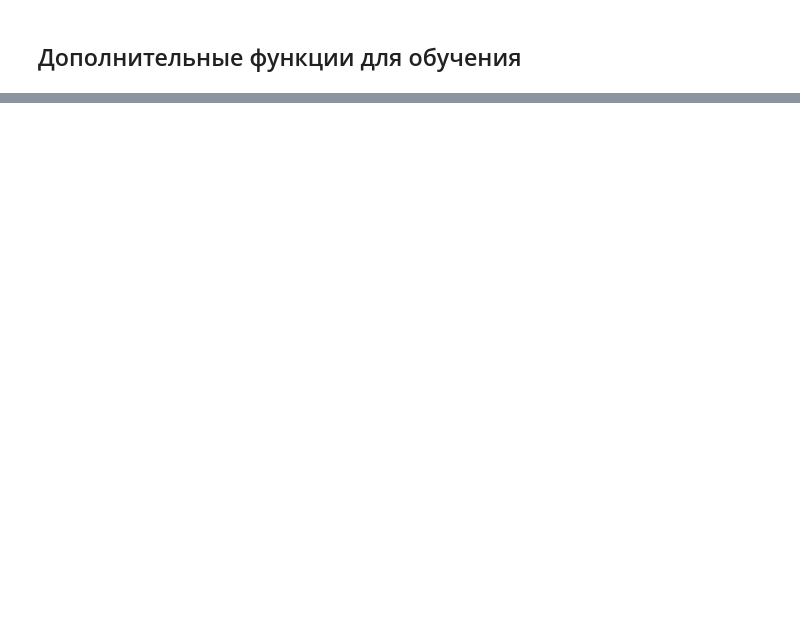
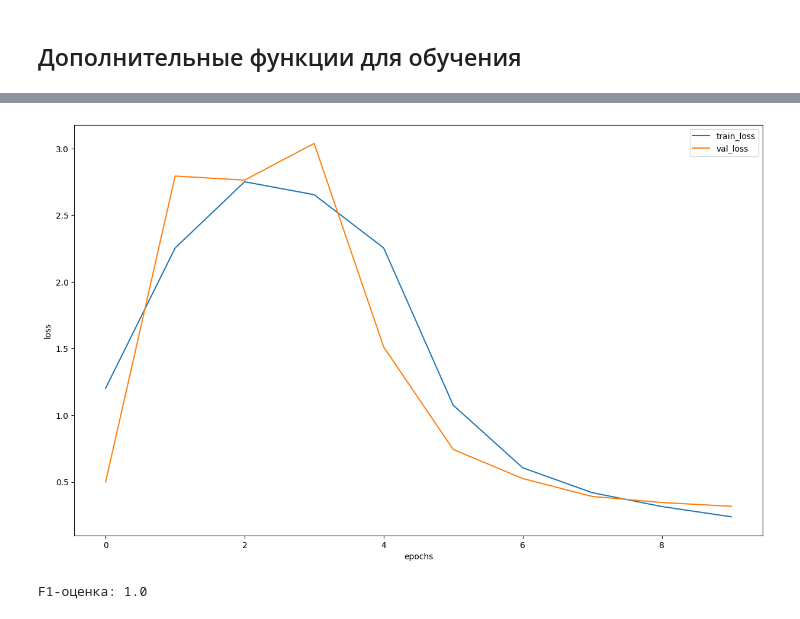
Before and after one commit to xSICHx/DLS_sem1, a Jupyter notebook: hw_5_simpsons/hw_5_simpsons.ipynb, the cells around one changed output, grey strips where cells are left out. Saved outputs shown, nothing was run; the diff lists cells and outputs as text; code cells hidden in the pictures; blank space fills up the shorter version.

```diff
--- a/hw_5_simpsons/hw_5_simpsons.ipynb
+++ b/hw_5_simpsons/hw_5_simpsons.ipynb
@@ -452,7 +476,7 @@ class SimpsonsResNet18(nn.Module):
 
     # замена последнего блока на нужный классификатор
     in_features = self.base_model.fc.in_features
-    self.base_model.fc = nn.Linear(in_features, len(np.unique(val_dataset.labels)))
+    self.base_model.fc = nn.Linear(in_features, n_classes)
 
 
   def forward(self, x):
@@ -459,0 +513,5 @@ class SimpsonsResNet18(nn.Module):
+# %%
+n_classes = len(np.unique(val_dataset.labels))
+
+
+model = SimpsonsResNet18(n_classes)
@@ -459,0 +539,6 @@ class SimpsonsResNet18(nn.Module):
+# %%
+history = train(train_dataset,
+                val_dataset,
+                model=model.to(DEVICE),
+                epochs=10,
+                batch_size=1024)
@@ -459,0 +566,12 @@ class SimpsonsResNet18(nn.Module):
+# %%
+loss, acc, val_loss, val_acc = zip(*history)
+
+plt.figure(figsize=(15, 9))
+plt.plot(loss, label="train_loss")
+plt.plot(val_loss, label="val_loss")
+plt.legend(loc='best')
+plt.xlabel("epochs")
+plt.ylabel("loss")
+plt.show()
+# %% [output]
+[figure, added]
@@ -459,0 +591,7 @@ class SimpsonsResNet18(nn.Module):
+# %%
+from sklearn.metrics import f1_score
+f1 = f1_score(actual_labels, y_pred, average='micro')
+
+print("F1-оценка:", f1)
+# %% [output]
+F1-оценка: 1.0
```
Also changed, not shown: parts of 21 cells of this notebook, 1 other file.
